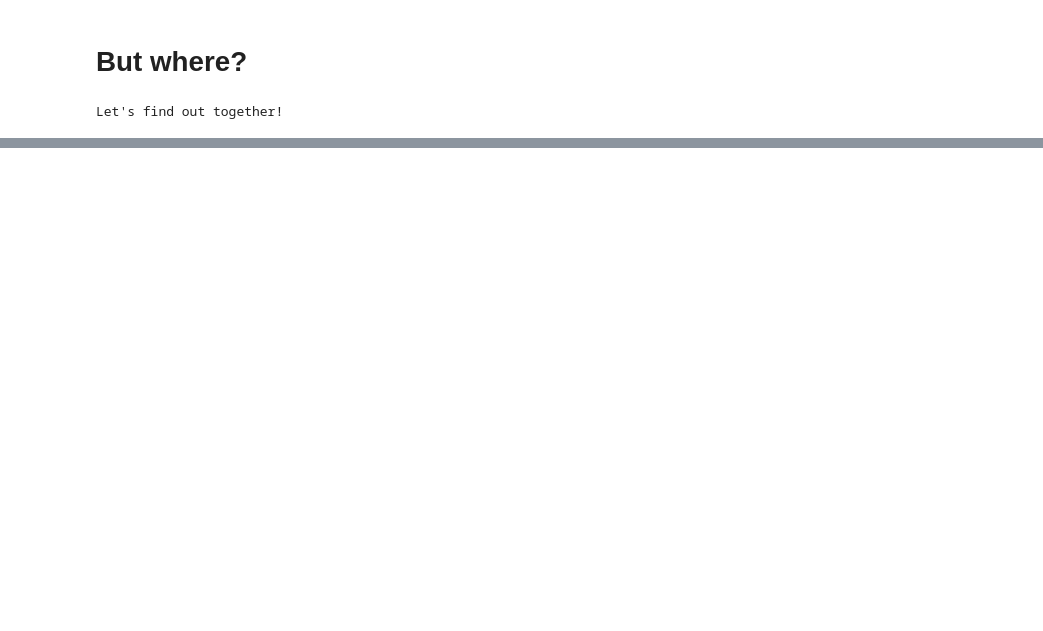
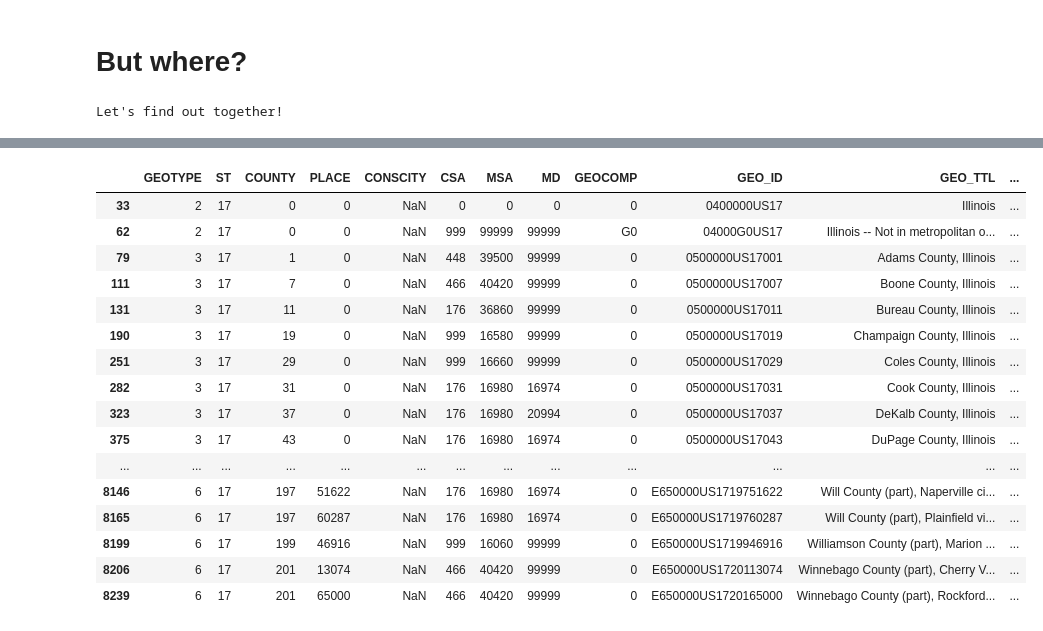
Before and after one commit to OrangeGriffin/Coursera_Capstone, a Jupyter notebook: ChicagoAreaBakery.ipynb, the cells around one changed output, grey strips where cells are left out. Cells and saved outputs as stored; diff of their text form; code cells hidden in the pictures; blank space fills up the shorter version.

```diff
--- a/ChicagoAreaBakery.ipynb
+++ b/ChicagoAreaBakery.ipynb
@@ -12,0 +9,11 @@ Let's find out together!
+# %%
+import numpy as np # library to handle data in a vectorized manner
+
+import pandas as pd # library for data analsysis
+pd.set_option('display.max_columns', None)
+pd.set_option('display.max_rows', None)
+
+import json # library to handle JSON files
+
+!pip install geopy
+from geopy.geocoders import Nominatim # convert an address into latitude and longitude values
@@ -12,0 +56,2 @@ Let's find out together!
+# %%
+NAICS_data = pd.read_csv('https://raw.githubusercontent.com/OrangeGriffin/Coursera_Capstone/master/CapstoneIndustryData.txt', delimiter='|')
@@ -12,0 +88,22 @@ Let's find out together!
+# %%
+Illinois_Bakery_Census_Data = NAICS_data.loc[NAICS_data['NAICS2017'] == 722515]
+# %%
+Illinois_Bakery_Census_Data
+# %% [output]
+|  | GEOTYPE | ST | COUNTY | PLACE | CONSCITY | CSA | MSA | MD | GEOCOMP | GEO_ID | GEO_TTL | ... |
+| 33 | 2 | 17 | 0 | 0 | NaN | 0 | 0 | 0 | 0 | 0400000US17 | Illinois | ... |
+| 62 | 2 | 17 | 0 | 0 | NaN | 999 | 99999 | 99999 | G0 | 04000G0US17 | Illinois -- Not in metropolitan o... | ... |
+| 79 | 3 | 17 | 1 | 0 | NaN | 448 | 39500 | 99999 | 0 | 0500000US17001 | Adams County, Illinois | ... |
+| 111 | 3 | 17 | 7 | 0 | NaN | 466 | 40420 | 99999 | 0 | 0500000US17007 | Boone County, Illinois | ... |
+| 131 | 3 | 17 | 11 | 0 | NaN | 176 | 36860 | 99999 | 0 | 0500000US17011 | Bureau County, Illinois | ... |
+| 190 | 3 | 17 | 19 | 0 | NaN | 999 | 16580 | 99999 | 0 | 0500000US17019 | Champaign County, Illinois | ... |
+| 251 | 3 | 17 | 29 | 0 | NaN | 999 | 16660 | 99999 | 0 | 0500000US17029 | Coles County, Illinois | ... |
+| 282 | 3 | 17 | 31 | 0 | NaN | 176 | 16980 | 16974 | 0 | 0500000US17031 | Cook County, Illinois | ... |
+| 323 | 3 | 17 | 37 | 0 | NaN | 176 | 16980 | 20994 | 0 | 0500000US17037 | DeKalb County, Illinois | ... |
+| 375 | 3 | 17 | 43 | 0 | NaN | 176 | 16980 | 16974 | 0 | 0500000US17043 | DuPage County, Illinois | ... |
+| ... | ... | ... | ... | ... | ... | ... | ... | ... | ... | ... | ... | ... |
+| 8146 | 6 | 17 | 197 | 51622 | NaN | 176 | 16980 | 16974 | 0 | E650000US1719751622 | Will County (part), Naperville ci... | ... |
+| 8165 | 6 | 17 | 197 | 60287 | NaN | 176 | 16980 | 16974 | 0 | E650000US1719760287 | Will County (part), Plainfield vi... | ... |
+| 8199 | 6 | 17 | 199 | 46916 | NaN | 999 | 16060 | 99999 | 0 | E650000US1719946916 | Williamson County (part), Marion ... | ... |
+| 8206 | 6 | 17 | 201 | 13074 | NaN | 466 | 40420 | 99999 | 0 | E650000US1720113074 | Winnebago County (part), Cherry V... | ... |
+| 8239 | 6 | 17 | 201 | 65000 | NaN | 466 | 40420 | 99999 | 0 | E650000US1720165000 | Winnebago County (part), Rockford... | ... |
```
Also changed, not shown: parts of 62 cells of this notebook.
